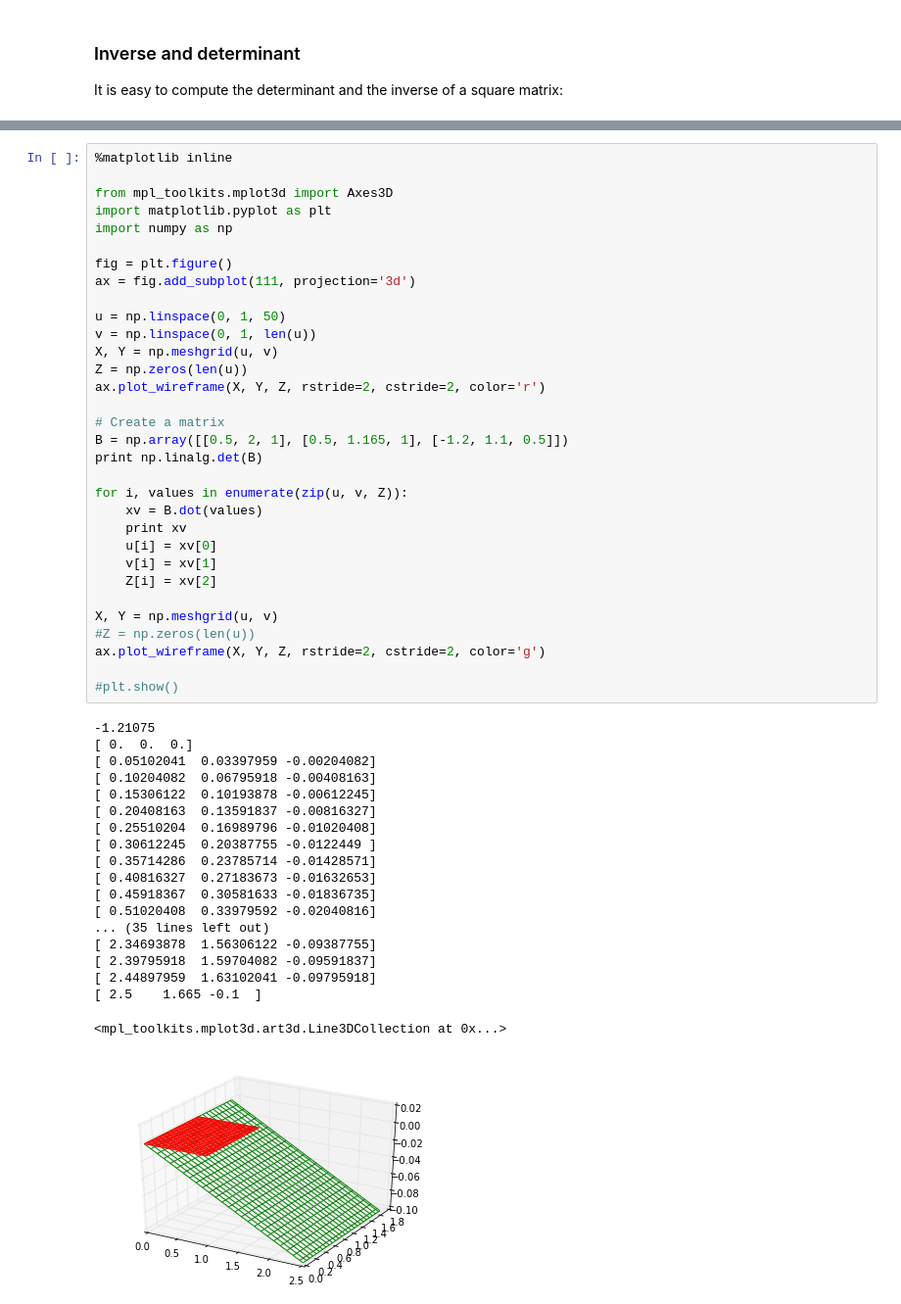
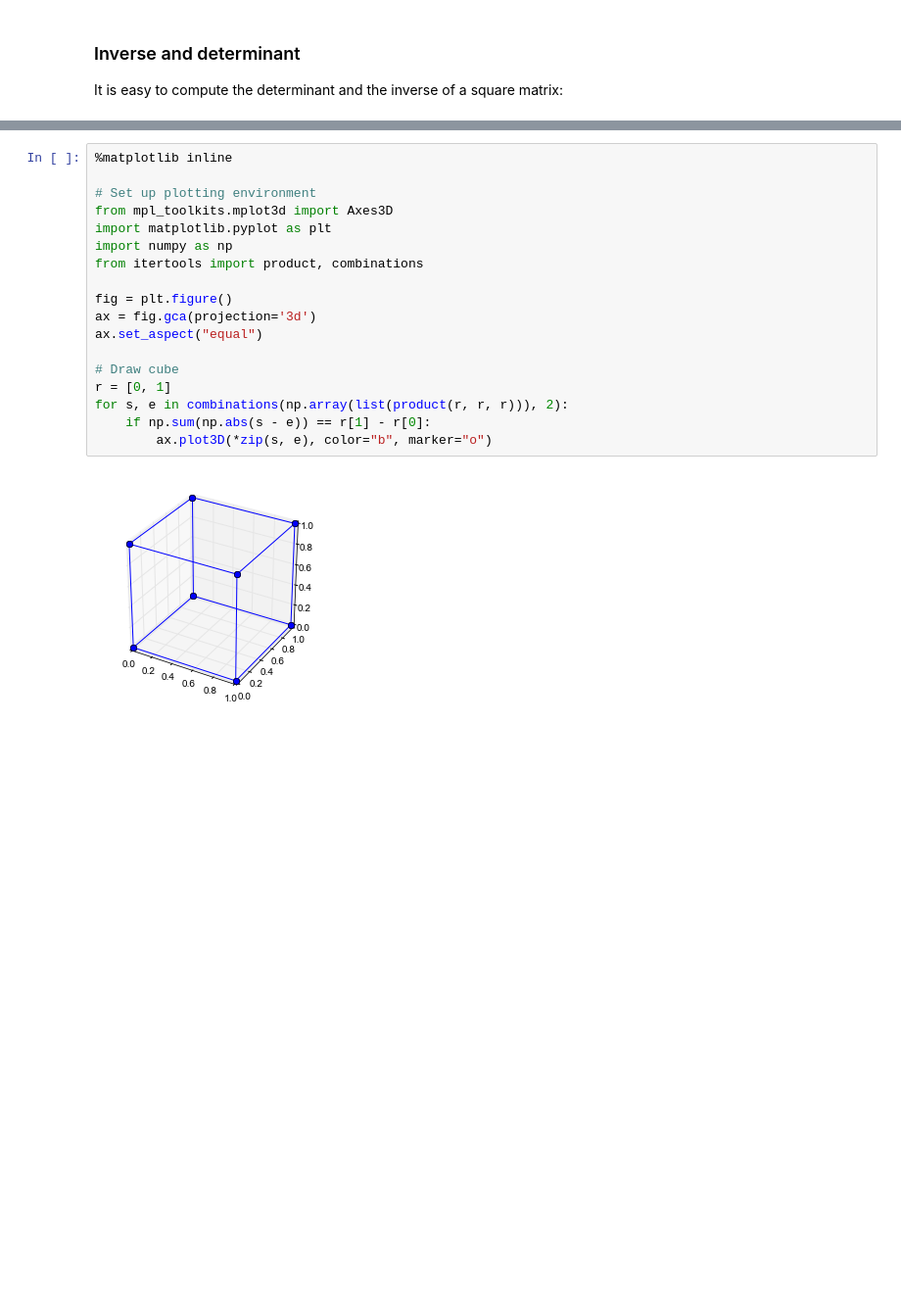
Before and after one commit to garth-wells/IA-maths-Jupyter, a Jupyter notebook: notebooks/Lecture7.ipynb, the cells around one changed output, grey strips where cells are left out. Shown: that part at 98% size. Saved outputs shown, nothing was run; the diff lists cells and outputs as text; blank space fills up the shorter version.

Commit message:
Add cube plots to lecture 7.

```diff
--- a/notebooks/Lecture7.ipynb
+++ b/notebooks/Lecture7.ipynb
@@ -88,52 +93,20 @@ Note that the computations and being done in floating point arithmetic and not s
-# %%
-%matplotlib inline
-
-from mpl_toolkits.mplot3d import Axes3D
-import matplotlib.pyplot as plt
-import numpy as np
-
-fig = plt.figure()
-ax = fig.add_subplot(111, projection='3d')
-
-u = np.linspace(0, 1, 50)
-v = np.linspace(0, 1, len(u))
-X, Y = np.meshgrid(u, v)
-Z = np.zeros(len(u))
-ax.plot_wireframe(X, Y, Z, rstride=2, cstride=2, color='r')
-
-# Create a matrix
-B = np.array([[0.5, 2, 1], [0.5, 1.165, 1], [-1.2, 1.1, 0.5]])
-print np.linalg.det(B)
-
-for i, values in enumerate(zip(u, v, Z)):
-    xv = B.dot(values)
-    print xv
-    u[i] = xv[0]
-    v[i] = xv[1]
-    Z[i] = xv[2]
-
-X, Y = np.meshgrid(u, v)
-#Z = np.zeros(len(u))
-ax.plot_wireframe(X, Y, Z, rstride=2, cstride=2, color='g')
-
-#plt.show()
-# %% [output]
--1.21075
-[ 0.  0.  0.]
-[ 0.05102041  0.03397959 -0.00204082]
-[ 0.10204082  0.06795918 -0.00408163]
-[ 0.15306122  0.10193878 -0.00612245]
-[ 0.20408163  0.13591837 -0.00816327]
-[ 0.25510204  0.16989796 -0.01020408]
-[ 0.30612245  0.20387755 -0.0122449 ]
-[ 0.35714286  0.23785714 -0.01428571]
-[ 0.40816327  0.27183673 -0.01632653]
-[ 0.45918367  0.30581633 -0.01836735]
-[ 0.51020408  0.33979592 -0.02040816]
-... (35 lines left out)
-[ 2.34693878  1.56306122 -0.09387755]
-[ 2.39795918  1.59704082 -0.09591837]
-[ 2.44897959  1.63102041 -0.09795918]
-[ 2.5    1.665 -0.1  ]
-<mpl_toolkits.mplot3d.art3d.Line3DCollection at 0x...>
-[figure, removed]
+# %%
+%matplotlib inline
+
+# Set up plotting environment
+from mpl_toolkits.mplot3d import Axes3D
+import matplotlib.pyplot as plt
+import numpy as np
+from itertools import product, combinations
+
+fig = plt.figure()
+ax = fig.gca(projection='3d')
+ax.set_aspect("equal")
+
+# Draw cube
+r = [0, 1]
+for s, e in combinations(np.array(list(product(r, r, r))), 2):
+    if np.sum(np.abs(s - e)) == r[1] - r[0]:
+        ax.plot3D(*zip(s, e), color="b", marker="o")
+# %% [output]
+[figure, added]
```
Also changed, not shown: parts of 15 cells of this notebook.
